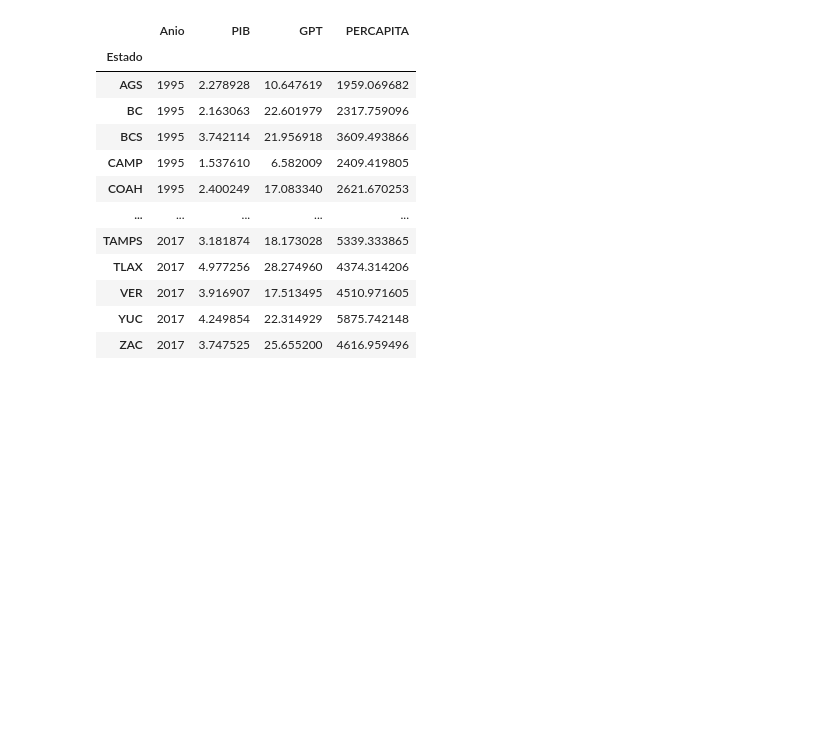
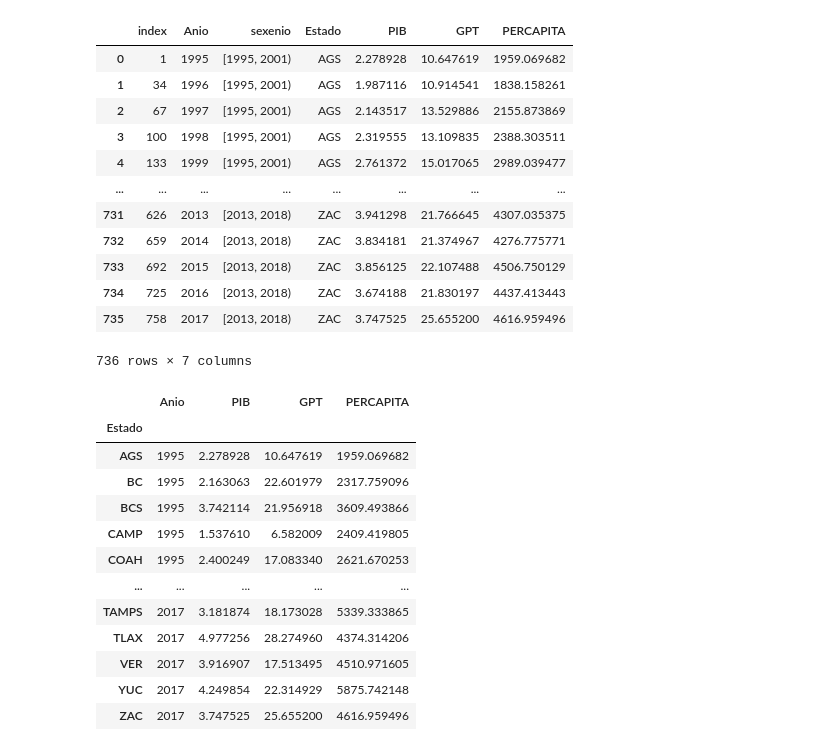
Before and after one commit to omgaldamez/finalWebSalud, a Jupyter notebook: dist/PY_GASTO.ipynb, the cells around one changed output. Saved outputs shown, nothing was run; the diff lists cells and outputs as text; code cells hidden in the pictures; blank space fills up the shorter version.

```diff
--- a/dist/PY_GASTO.ipynb
+++ b/dist/PY_GASTO.ipynb
@@ -18,3 +50,20 @@ gastoIES=gastoIES[gastoIES.Estado_Abreviado != "EUM"].rename(columns={"Estado_Ab
+# %%
+gastoSexenios=gastoIES.sort_values(by=["Estado","Anio"],ascending=True).reset_index()
+gastoSexenios
+# %% [output]
+|  | index | Anio | sexenio | Estado | PIB | GPT | PERCAPITA |
+| 0 | 1 | 1995 | [1995, 2001) | AGS | 2.278928 | 10.647619 | 1959.069682 |
+| 1 | 34 | 1996 | [1995, 2001) | AGS | 1.987116 | 10.914541 | 1838.158261 |
+| 2 | 67 | 1997 | [1995, 2001) | AGS | 2.143517 | 13.529886 | 2155.873869 |
+| 3 | 100 | 1998 | [1995, 2001) | AGS | 2.319555 | 13.109835 | 2388.303511 |
+| 4 | 133 | 1999 | [1995, 2001) | AGS | 2.761372 | 15.017065 | 2989.039477 |
+| ... | ... | ... | ... | ... | ... | ... | ... |
+| 731 | 626 | 2013 | [2013, 2018) | ZAC | 3.941298 | 21.766645 | 4307.035375 |
+| 732 | 659 | 2014 | [2013, 2018) | ZAC | 3.834181 | 21.374967 | 4276.775771 |
+| 733 | 692 | 2015 | [2013, 2018) | ZAC | 3.856125 | 22.107488 | 4506.750129 |
+| 734 | 725 | 2016 | [2013, 2018) | ZAC | 3.674188 | 21.830197 | 4437.413443 |
+| 735 | 758 | 2017 | [2013, 2018) | ZAC | 3.747525 | 25.655200 | 4616.959496 |
+736 rows × 7 columns
 # %%
 
 gastoIES
```
Also changed, not shown: parts of 17 cells of this notebook, 8 other files.
